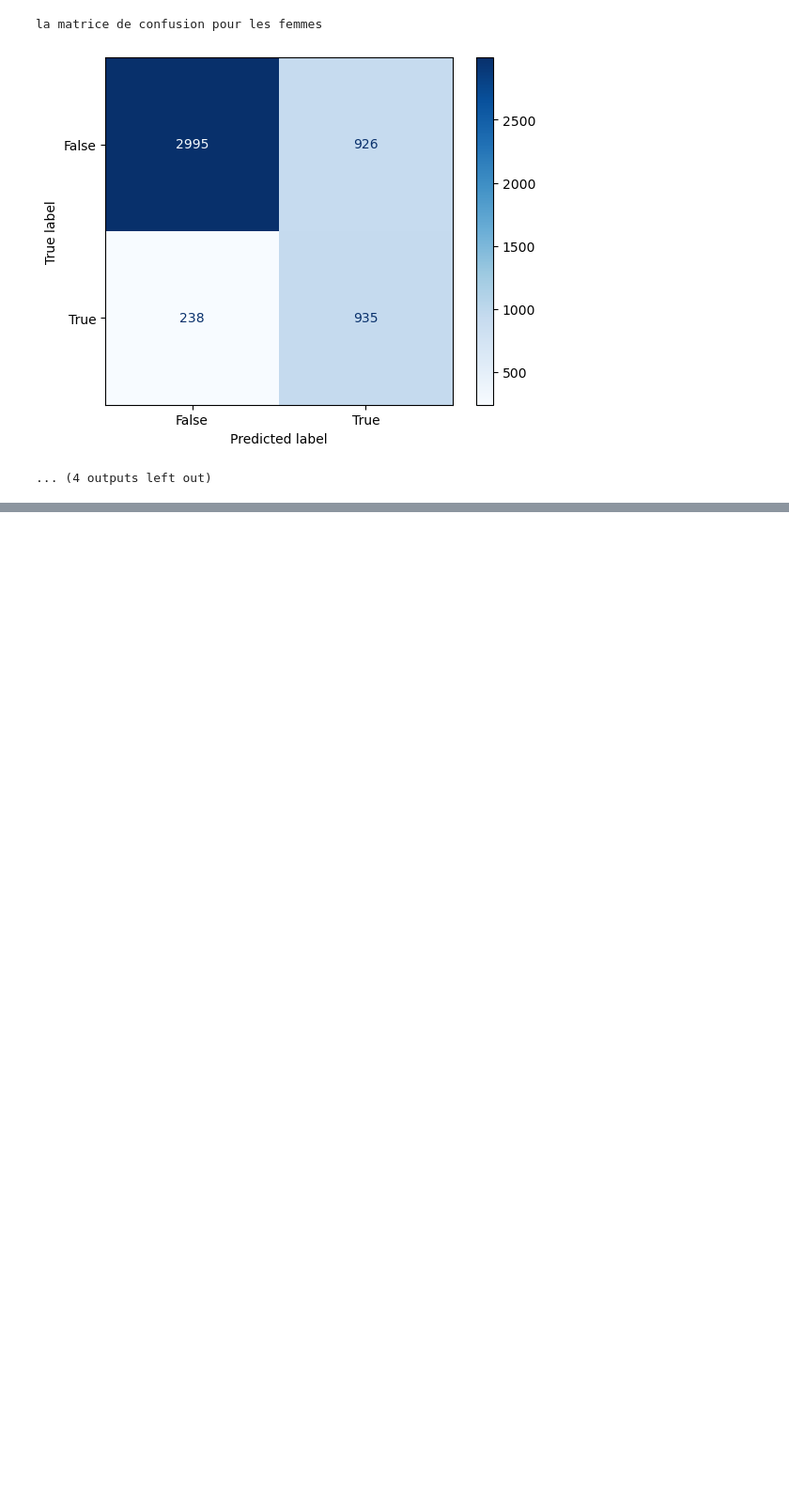
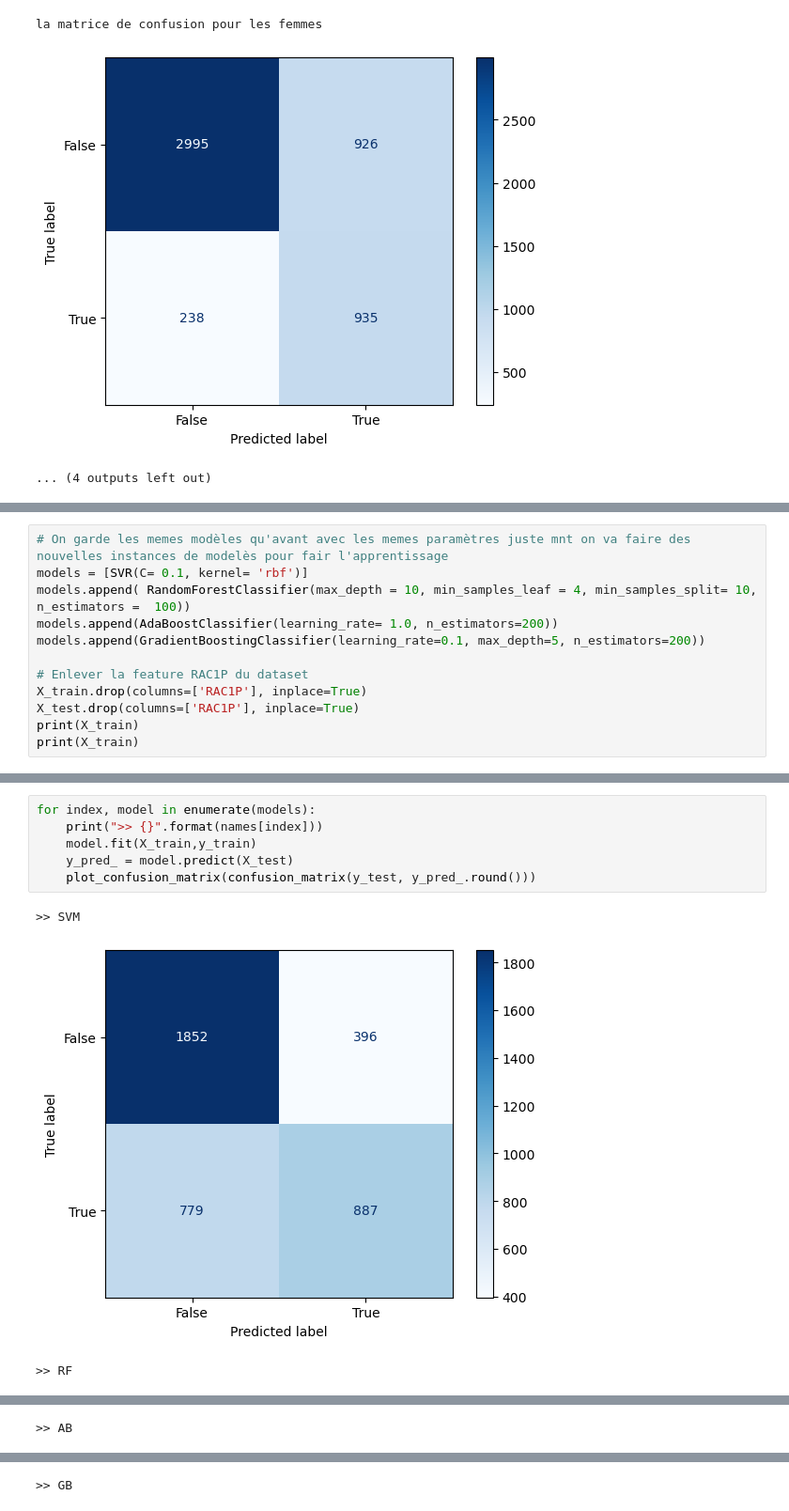
Before and after one commit to GhizlaneBadaoui/supervisedML, a Jupyter notebook: TP1_SML.ipynb, the cells around one changed output, grey strips where cells are left out. Shown at 94% size. Drawn from its saved outputs; the diff is of its cells as text; blank space fills up the shorter version.

```diff
--- a/TP1_SML.ipynb
+++ b/TP1_SML.ipynb
@@ -652,0 +771,12 @@ NameError: name 'best_estimators' is not defined
+# %%
+# On garde les memes modèles qu'avant avec les memes paramètres juste mnt on va faire des nouvelles instances de modelès pour fair l'apprentissage
+models = [SVR(C= 0.1, kernel= 'rbf')]
+models.append( RandomForestClassifier(max_depth = 10, min_samples_leaf = 4, min_samples_split= 10, n_estimators =  100))
+models.append(AdaBoostClassifier(learning_rate= 1.0, n_estimators=200))
+models.append(GradientBoostingClassifier(learning_rate=0.1, max_depth=5, n_estimators=200))
+
+# Enlever la feature RAC1P du dataset
+X_train.drop(columns=['RAC1P'], inplace=True)
+X_test.drop(columns=['RAC1P'], inplace=True)
+print(X_train)
+print(X_train)
@@ -652,0 +798,10 @@ NameError: name 'best_estimators' is not defined
+# %%
+for index, model in enumerate(models):
+    print(">> {}".format(names[index]))
+    model.fit(X_train,y_train)
+    y_pred_ = model.predict(X_test)
+    plot_confusion_matrix(confusion_matrix(y_test, y_pred_.round()))
+# %% [output]
+>> SVM
+[figure, added]
+>> RF
@@ -652,0 +809 @@ NameError: name 'best_estimators' is not defined
+>> AB
@@ -652,0 +811 @@ NameError: name 'best_estimators' is not defined
+>> GB
```
Also changed, not shown: parts of 16 cells of this notebook.
